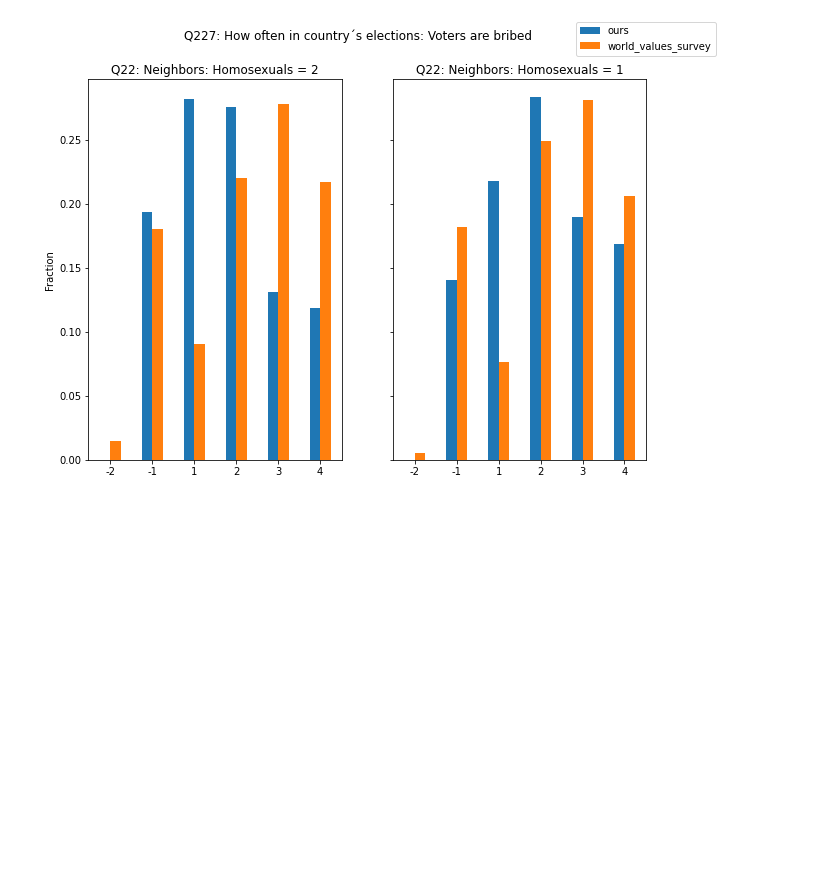
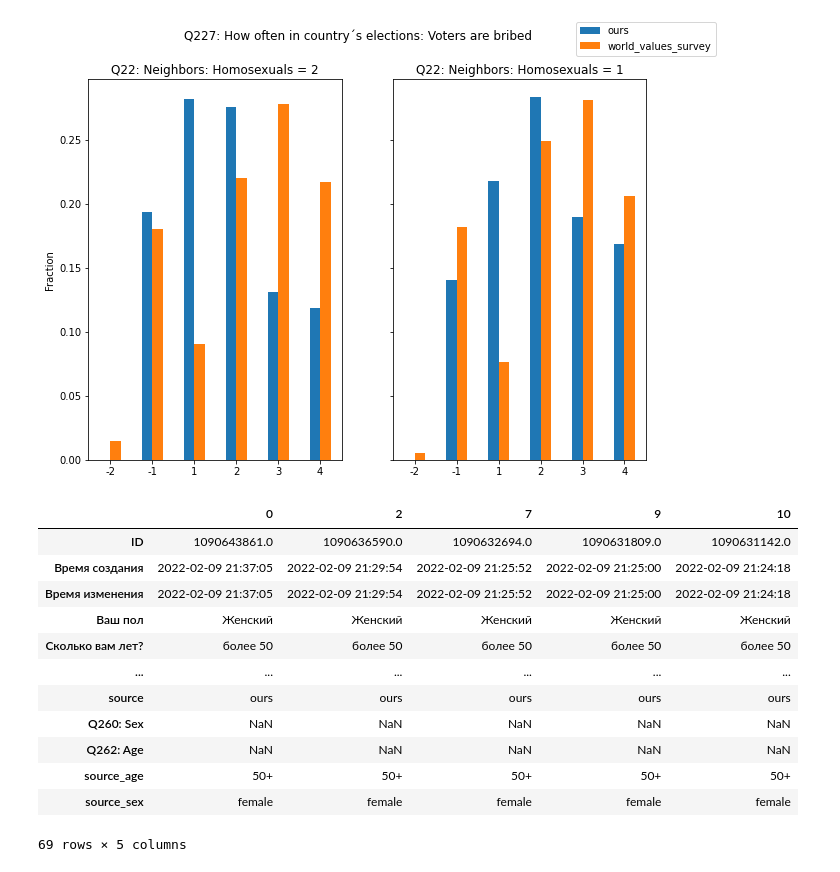
Before and after one commit to btseytlin/toloka_sociology, a Jupyter notebook: notebooks/Toloka_analysis_2.ipynb, the cells around one changed output. Saved outputs shown, nothing was run; the diff lists cells and outputs as text; code cells hidden in the pictures; blank space fills up the shorter version.

```diff
--- a/notebooks/Toloka_analysis_2.ipynb
+++ b/notebooks/Toloka_analysis_2.ipynb
@@ -1179,3 +1185,19 @@ plot_cats_by_category_normalized(df,
                                  'Q22: Neighbors: Homosexuals')
 # %% [output]
 [figure]
+# %%
+df.head().T
+# %% [output]
+|  | 0 | 2 | 7 | 9 | 10 |
+| ID | 1090643861.0 | 1090636590.0 | 1090632694.0 | 1090631809.0 | 1090631142.0 |
+| Время создания | 2022-02-09 21:37:05 | 2022-02-09 21:29:54 | 2022-02-09 21:25:52 | 2022-02-09 21:25:00 | 2022-02-09 21:24:18 |
+| Время изменения | 2022-02-09 21:37:05 | 2022-02-09 21:29:54 | 2022-02-09 21:25:52 | 2022-02-09 21:25:00 | 2022-02-09 21:24:18 |
+| Ваш пол | Женский | Женский | Женский | Женский | Женский |
+| Сколько вам лет? | более 50 | более 50 | более 50 | более 50 | более 50 |
+| ... | ... | ... | ... | ... | ... |
+| source | ours | ours | ours | ours | ours |
+| Q260: Sex | NaN | NaN | NaN | NaN | NaN |
+| Q262: Age | NaN | NaN | NaN | NaN | NaN |
+| source_age | 50+ | 50+ | 50+ | 50+ | 50+ |
+| source_sex | female | female | female | female | female |
+69 rows × 5 columns
```
Also changed, not shown: parts of 20 cells of this notebook.
